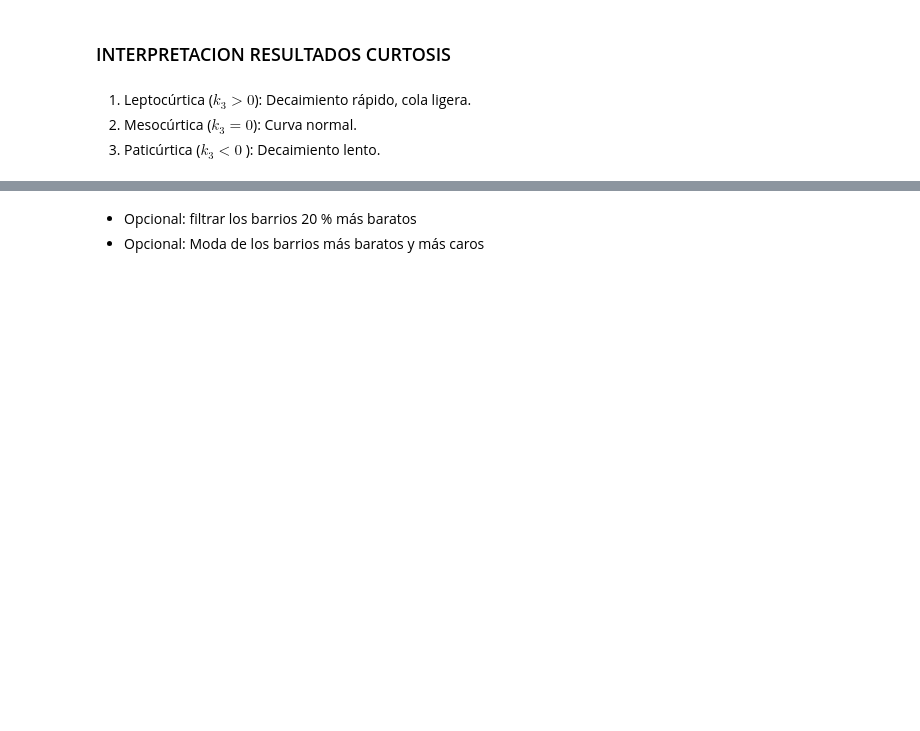
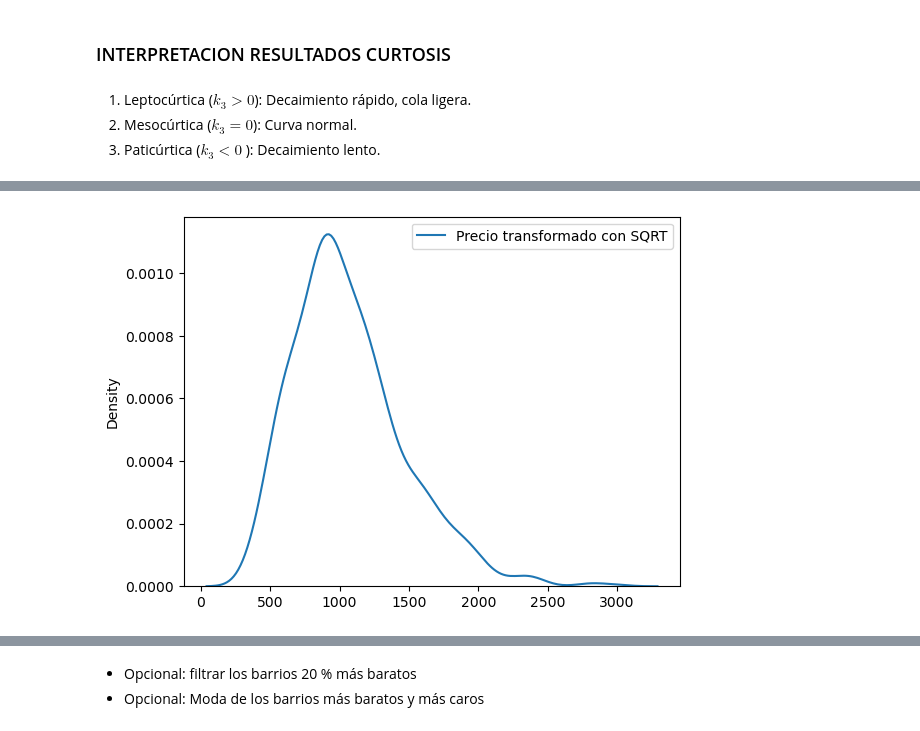
Before and after one commit to mplazap/Bootcamp_ejercicios, a Jupyter notebook: Tema 2 - Matematicas y Estadistica/Ejercicio evaluable (19-12-2024)/M2 - Marino Plaza.ipynb, the cells around one changed output, grey strips where cells are left out. Drawn from its saved outputs; the diff is of its cells as text; code cells hidden in the pictures; blank space fills up the shorter version.

```diff
--- a/Tema 2 - Matematicas y Estadistica/Ejercicio evaluable (19-12-2024)/M2 - Marino Plaza.ipynb
+++ b/Tema 2 - Matematicas y Estadistica/Ejercicio evaluable (19-12-2024)/M2 - Marino Plaza.ipynb
@@ -1131,0 +1124,12 @@ Primeros 10 valores de Metros: [183 170 270 248 116 360 305 183 112 153]
+# %%
+# Funcion raiz
+price_sqrt = np.sqrt(price)
+baths_sqrt = np.sqrt(baths)
+roms_sqrt = np.sqrt(roms)
+meters_sqrt = np.sqrt(meters)
+
+#Funcion logaritmo
+price_log = np.log(price)
+baths_log = np.log(baths)
+roms_log = np.log(roms)
+meters_log = np.log(meters)
@@ -1131,0 +1142,5 @@ Primeros 10 valores de Metros: [183 170 270 248 116 360 305 183 112 153]
+# %%
+sns.kdeplot(price_sqrt, label = "Precio transformado con SQRT")
+plt.legend();
+# %% [output]
+[figure, added]
```
Also changed, not shown: parts of 14 cells of this notebook.
